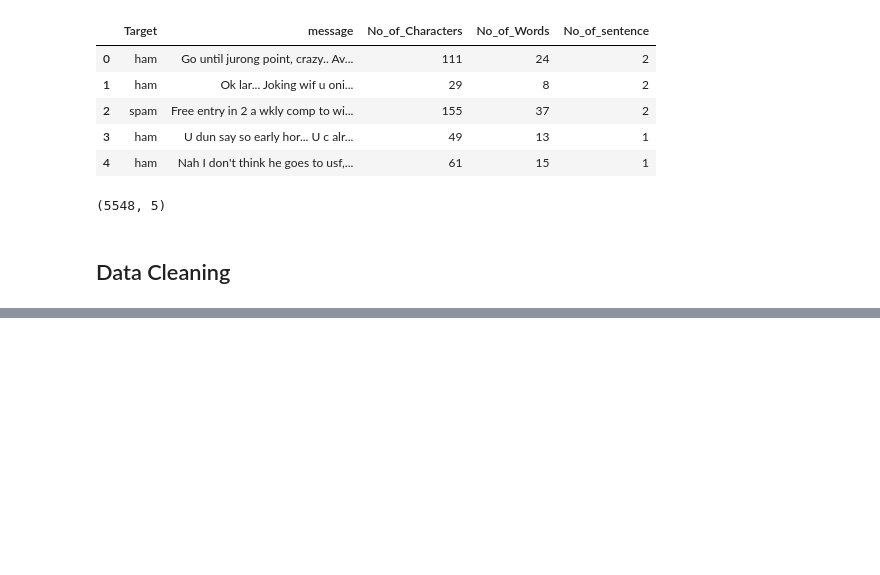
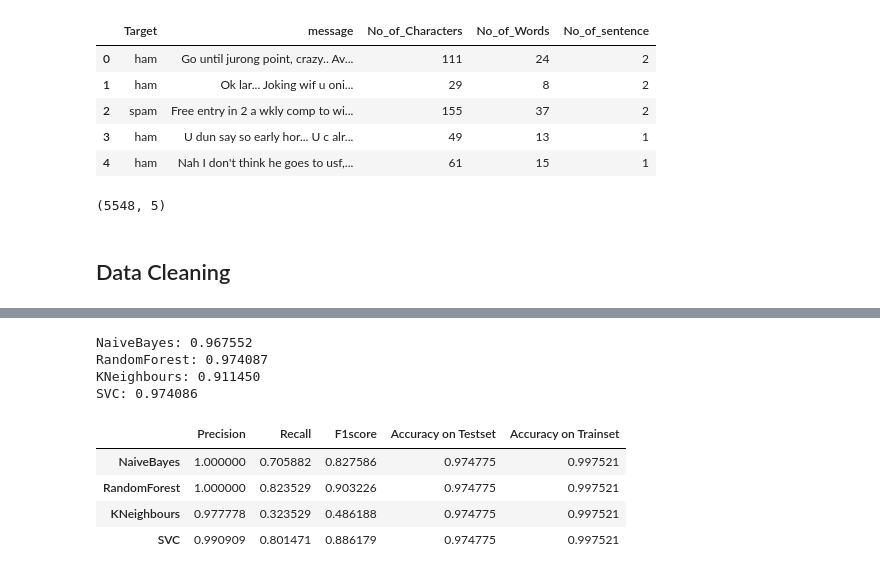
Before and after one commit to vedantLotankar/Supervised-Learning, a Jupyter notebook: Logistic_regression/Spam_Email_Detection/E-mail.ipynb, the cells around one changed output, grey strips where cells are left out. Saved outputs shown, nothing was run; the diff lists cells and outputs as text; code cells hidden in the pictures; blank space fills up the shorter version.

```diff
--- a/Logistic_regression/Spam_Email_Detection/E-mail.ipynb
+++ b/Logistic_regression/Spam_Email_Detection/E-mail.ipynb
@@ -129,0 +243,4 @@ data.shape
+# %%
+#Label encode the Target and use it as y
+label_encoder = LabelEncoder()
+data["Target"] = label_encoder.fit_transform(data["Target"])
@@ -129,0 +263,52 @@ data.shape
+# %%
+# Cossvalidation
+for i, model in enumerate(classifiers):
+    cv_score = cross_val_score(model, X_train,y_train,scoring="accuracy", cv=10)
+    print("%s: %f " % (pipe_dict[i], cv_score.mean()))
+# %% [output]
+NaiveBayes: 0.967552
+RandomForest: 0.974087
+KNeighbours: 0.911450
+SVC: 0.974086
+# %%
+# Model Evaluation
+# creating lists of varios scores
+precision =[]
+recall =[]
+f1_score = []
+trainset_accuracy = []
+testset_accuracy = []
+
+for i in classifiers:
+    pred_train = i.predict(X_train)
+    pred_test = i.predict(X_test)
+    prec = metrics.precision_score(y_test, pred_test)
+    recal = metrics.recall_score(y_test, pred_test)
+    f1_s = metrics.f1_score(y_test, pred_test)
+    train_accuracy = model.score(X_train,y_train)
+    test_accuracy = model.score(X_test,y_test)
+
+    #Appending scores
+    precision.append(prec)
+    recall.append(recal)
+    f1_score.append(f1_s)
+    trainset_accuracy.append(train_accuracy)
+    testset_accuracy.append(test_accuracy)
+# %%
+# initialise data of lists.
+data = {'Precision':precision,
+'Recall':recall,
+'F1score':f1_score,
+'Accuracy on Testset':testset_accuracy,
+'Accuracy on Trainset':trainset_accuracy}
+# Creates pandas DataFrame.
+Results = pd.DataFrame(data, index =["NaiveBayes", "RandomForest", "KNeighbours","SVC"])
+# %%
+cmap = ListedColormap(["#434343", "#BE9A60"])
+Results.style.background_gradient(cmap)
+# %% [output]
+|  | Precision | Recall | F1score | Accuracy on Testset | Accuracy on Trainset |
+| NaiveBayes | 1.000000 | 0.705882 | 0.827586 | 0.974775 | 0.997521 |
+| RandomForest | 1.000000 | 0.823529 | 0.903226 | 0.974775 | 0.997521 |
+| KNeighbours | 0.977778 | 0.323529 | 0.486188 | 0.974775 | 0.997521 |
+| SVC | 0.990909 | 0.801471 | 0.886179 | 0.974775 | 0.997521 |
```
Also changed, not shown: parts of 17 cells of this notebook.
